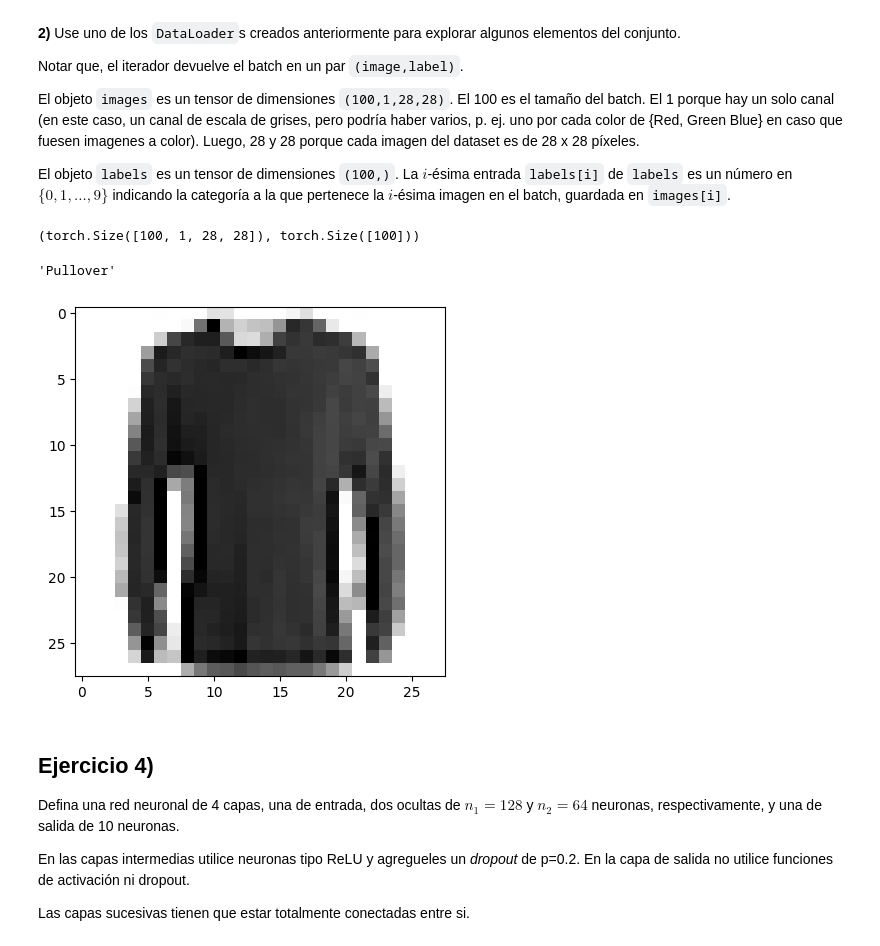
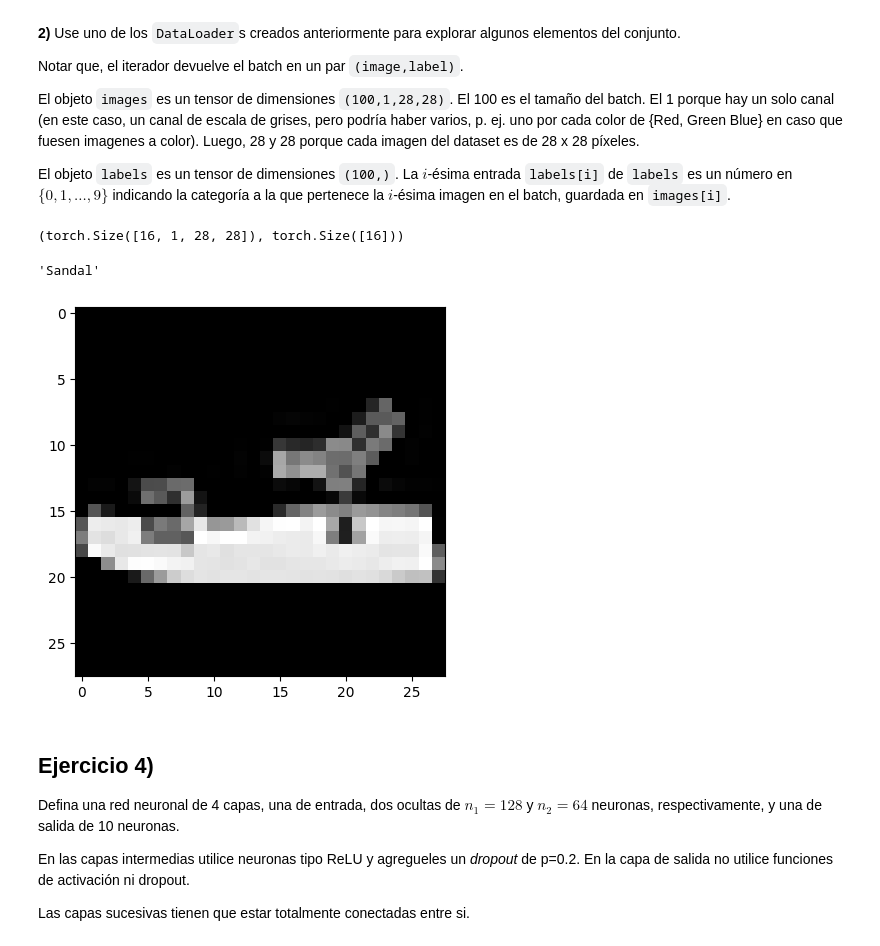
Before and after one commit to aletole1/Clasificando-Fashion-MNIST-con-PyTorch, a Jupyter notebook: redes_neuronales_2024_guia_12.ipynb, the cells around one changed output. Drawn from its saved outputs; the diff is of its cells as text; code cells hidden in the pictures.

```diff
--- a/redes_neuronales_2024_guia_12.ipynb
+++ b/redes_neuronales_2024_guia_12.ipynb
@@ -143,20 +143,20 @@ El objeto `labels` es un tensor de dimensiones `(100,)`.
 La $i$-ésima entrada `labels[i]` de `labels` es un número en $\{0,1,...,9\}$ indicando la categoría a la que pertenece la $i$-ésima imagen en el batch, guardada en `images[i]`.
 # %%
 # 3.1)
-train_loader = DataLoader(train_set, batch_size=100, shuffle=True)
-eval_loader = DataLoader(eval_set, batch_size=100, shuffle=True)
+train_loader = DataLoader(train_set, batch_size=16, shuffle=True)
+eval_loader = DataLoader(eval_set, batch_size=16, shuffle=True)
 # %%
 # 3.2)
 image, label = next(iter(train_loader))
 image.shape, label.shape
 # %% [output]
-(torch.Size([100, 1, 28, 28]), torch.Size([100]))
+(torch.Size([16, 1, 28, 28]), torch.Size([16]))
 # %%
-plt.imshow(image[0].squeeze(), cmap=cm.binary)
+plt.imshow(image[0].squeeze(), cmap="Greys_r")
 map_labels[label[0].item()]
 # %% [output]
-'Pullover'
+'Sandal'
-[figure, old version]
+[figure, new version]
 # %% [markdown]
 ## Ejercicio 4)
 
```
Also changed, not shown: parts of 13 cells of this notebook, 11 other files.
